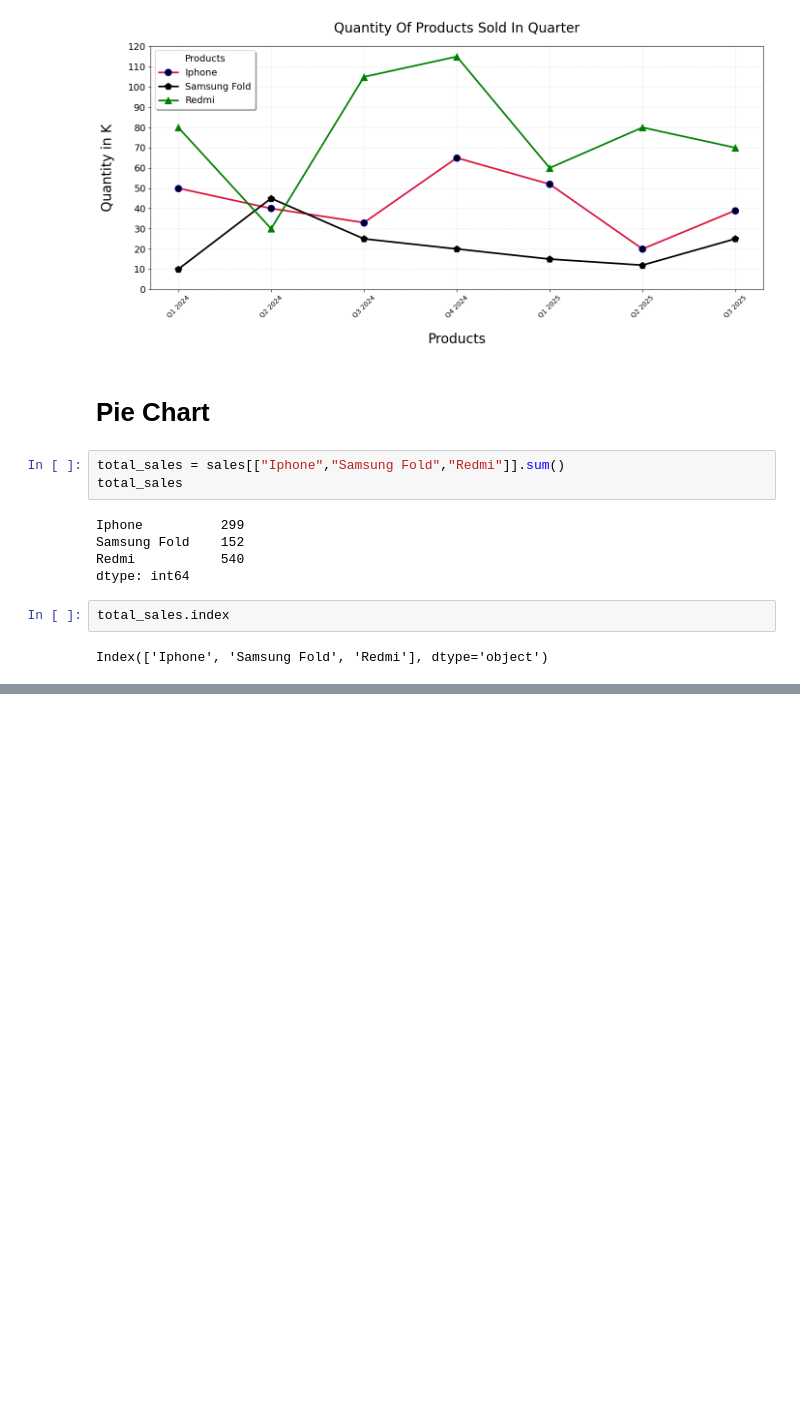
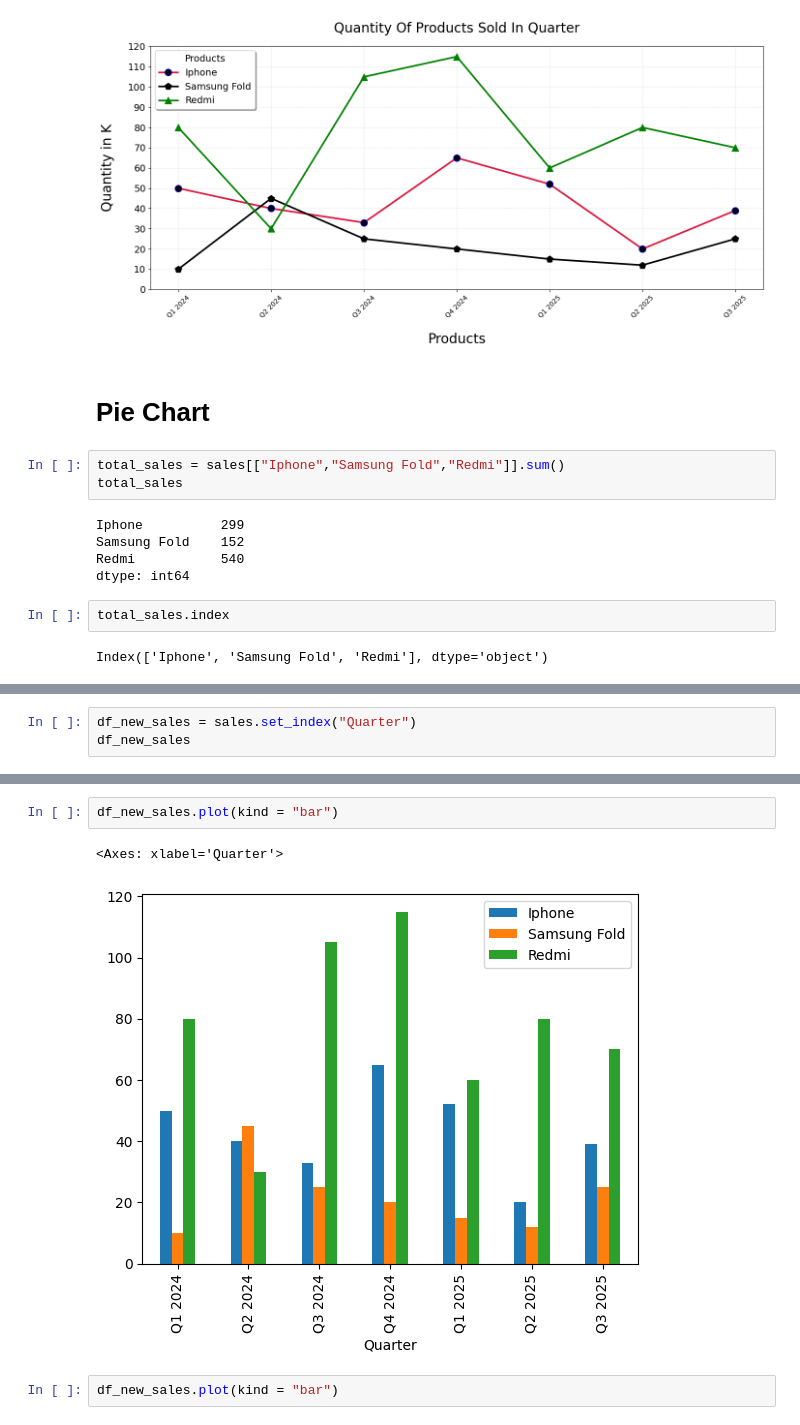
Before and after one commit to Gani25/python_weekdays_b1, a Jupyter notebook: pandas/matplotlib and seaborn/matplot.ipynb, the cells around one changed output, grey strips where cells are left out. Cells and saved outputs as stored; diff of their text form; blank space fills up the shorter version.

```diff
--- a/pandas/matplotlib and seaborn/matplot.ipynb
+++ b/pandas/matplotlib and seaborn/matplot.ipynb
@@ -102,0 +125,3 @@ plt.show()
+# %%
+df_new_sales = sales.set_index("Quarter")
+df_new_sales
@@ -102,0 +138,7 @@ plt.show()
+# %%
+df_new_sales.plot(kind = "bar")
+# %% [output]
+<Axes: xlabel='Quarter'>
+[figure, added]
+# %%
+df_new_sales.plot(kind = "bar")
```
Also changed, not shown: parts of 5 cells of this notebook.
